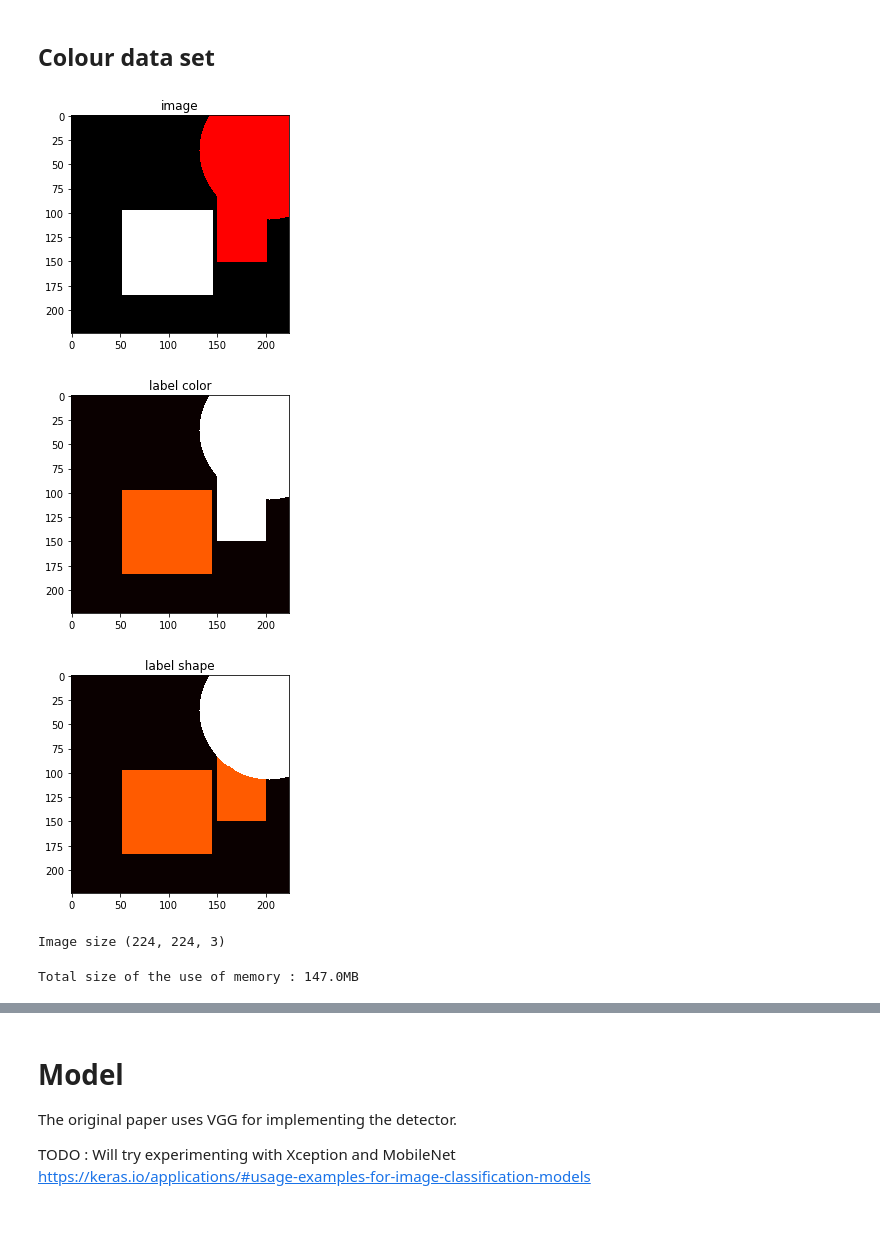
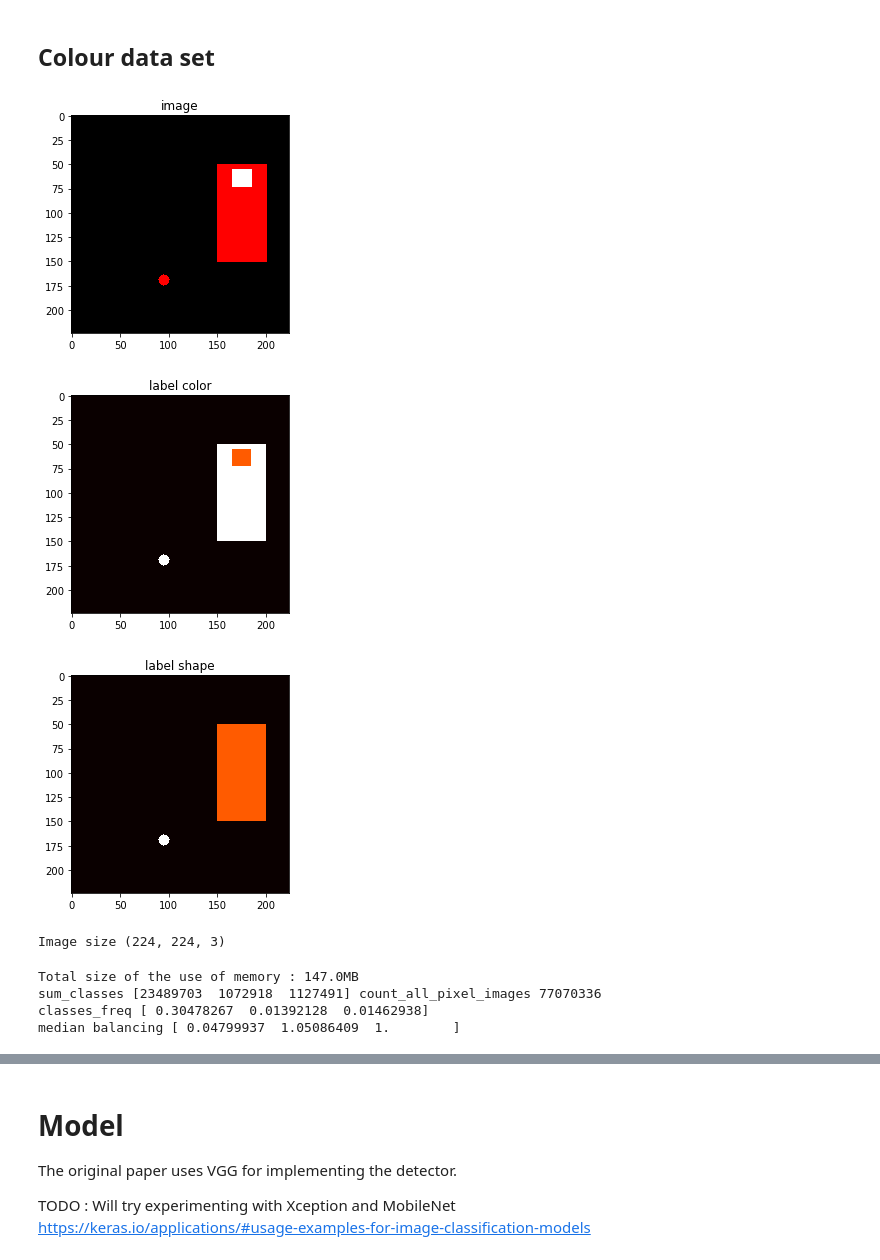
Before and after one commit to rdjondo/SimplisticSSD, a Jupyter notebook: SimpleSegNet_synthetic_dataset.ipynb, the cells around one changed output, grey strips where cells are left out. Cells and saved outputs as stored; diff of their text form; code cells hidden in the pictures; blank space fills up the shorter version.

```diff
--- a/SimpleSegNet_synthetic_dataset.ipynb
+++ b/SimpleSegNet_synthetic_dataset.ipynb
@@ -65,6 +65,9 @@ class TrainingImage:
     NO_SHAPE = 0
     RECTANGLE_CLASS = 1
     CIRCLE_CLASS = 2
+
+    MIN_SIZE = 10
+    MAX_SIZE = 20
 
 
     def __init__(self, size=(224,224, 3), backgd_color_class=BLACK_CLASS):
@@ -116,46 +119,49 @@ class TrainingImage:
 
     def addRandRectangle(self, color_class=WHITE_CLASS):
         image_size = self.image.shape
-        pt1 = (random.randint(0, 150), random.randint(0, 100))
-        pt2 = (random.randint(pt1[0]+50, image_size[0]-1), random.randint(pt1[1]+50, image_size[1]-1))
+        pt1 = (random.randint(0, image_size[0]-self.MAX_SIZE),
+               random.randint(0, image_size[1] - self.MAX_SIZE))
+        pt2 = (random.randint(pt1[0]+self.MIN_SIZE, min(image_size[0]-1, pt1[0]+self.MAX_SIZE) ),
+               random.randint(  pt1[1]+self.MIN_SIZE, min(image_size[1]-1, pt1[1]+self.MAX_SIZE) ))
         self.createRectangle( pt1, pt2, color_class=color_class)
 
     def addRandCircle(self, color_class=WHITE_CLASS):
         image_size = self.image.shape
-        center = (random.randint(0, image_size[0]), random.randint(0, image_size[0]))
-        radius = random.randint(50, (image_size[0]-1)//2)
+        center = (random.randint(self.MIN_SIZE, image_size[0]-self.MAX_SIZE),
+                  random.randint(self.MIN_SIZE, image_size[1]-self.MAX_SIZE))
+        radius = random.randint(self.MIN_SIZE//2, self.MAX_SIZE//2)
         self.createCircle( center, radius, color_class=color_class)
 
 
 image_size = (224,224, 3)
 trainim = TrainingImage(size=image_size , backgd_color_class=TrainingImage.BLACK_CLASS)
 trainim.createRectangle( (50,150) , (150,200), color_class=TrainingImage.RED_CLASS)
 trainim.addRandRectangle(TrainingImage.WHITE_CLASS)
 trainim.addRandCircle(TrainingImage.RED_CLASS)
 #trainim.createCircle( (150, 20), 100 )
 
 # Plot background
 plt.imshow(trainim.image)
 plt.title('image')
 plt.show()
 
 # Plot background
 plt.imshow(trainim.label.argmax(axis=2), cmap='hot')
 plt.title('label color')
 plt.show()
 
 plt.imshow(trainim.label_shape.argmax(axis=2), cmap='hot')
 plt.title('label shape')
 plt.show()
 
 
 
 
 print('Image size {}'.format(trainim.image.shape))
 # %% [output]
-[figure, old version]
+[figure, new version]
-[figure, old version]
+[figure, new version]
-[figure, old version]
+[figure, new version]
 Image size (224, 224, 3)
 # %%
 # Generate color training dataset
@@ -178,7 +184,8 @@ def generateRectangleData(X, y, num_samples):
     trainim = TrainingImage(size=image_size)
     for i in range(num_samples):
         trainim.createImageBackground(TrainingImage.BLACK_CLASS)
-        trainim.addRandRectangle(color_class=random.randint(1, num_classes-1))
+        for j in range(20):
+            trainim.addRandRectangle(color_class=random.randint(1, num_classes-1))
 
         X[i] = trainim.image
         y[i] = trainim.label
@@ -196,8 +203,23 @@ Y_VAL_SIZE = (NUM_VAL,) + image_size[0:2] + (num_classes, )
 X_val = np.zeros(X_VAL_SIZE, dtype=np.uint8)
 y_val = np.zeros(Y_VAL_SIZE, dtype=np.uint8)
 X_val, y_val = generateRectangleData(X_val, y_val, NUM_VAL)
+
+# Training statistics
+count_pixel_classes = y_train.astype(np.uint64).sum(axis=0).sum(axis=0).sum(axis=0)
+count_all_pixel_images = np.prod(y_train.shape)
+print('sum_classes',count_pixel_classes,'count_all_pixel_images',count_all_pixel_images)
+
+classes_freq = count_pixel_classes/count_all_pixel_images
+print('classes_freq',classes_freq)
+
+# Median balancing for segmentation https://arxiv.org/pdf/1511.00561.pdf
+median_balancing_weights = np.median(classes_freq)/classes_freq
+print('median balancing', median_balancing_weights)
 # %% [output]
 Total size of the use of memory : 147.0MB
+sum_classes [23489703  1072918  1127491] count_all_pixel_images 77070336
+classes_freq [ 0.30478267  0.01392128  0.01462938]
+median balancing [ 0.04799937  1.05086409  1.        ]
 # %%
 # Plot color evaluation dataset
 
```
Also changed, not shown: parts of 13 cells of this notebook, 1 other file.
